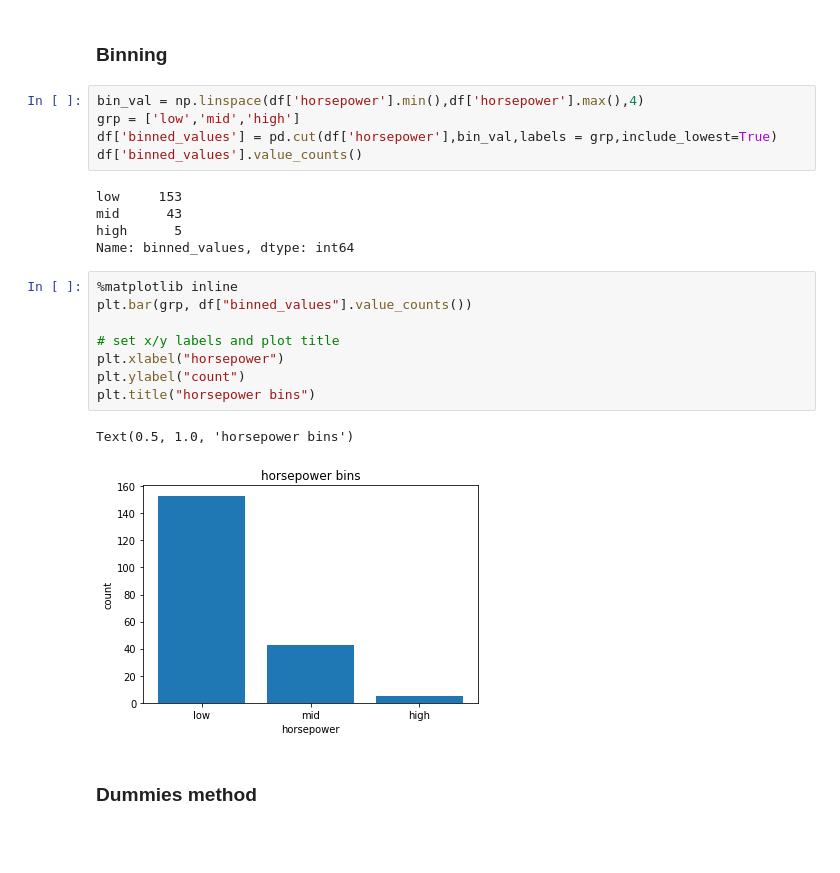
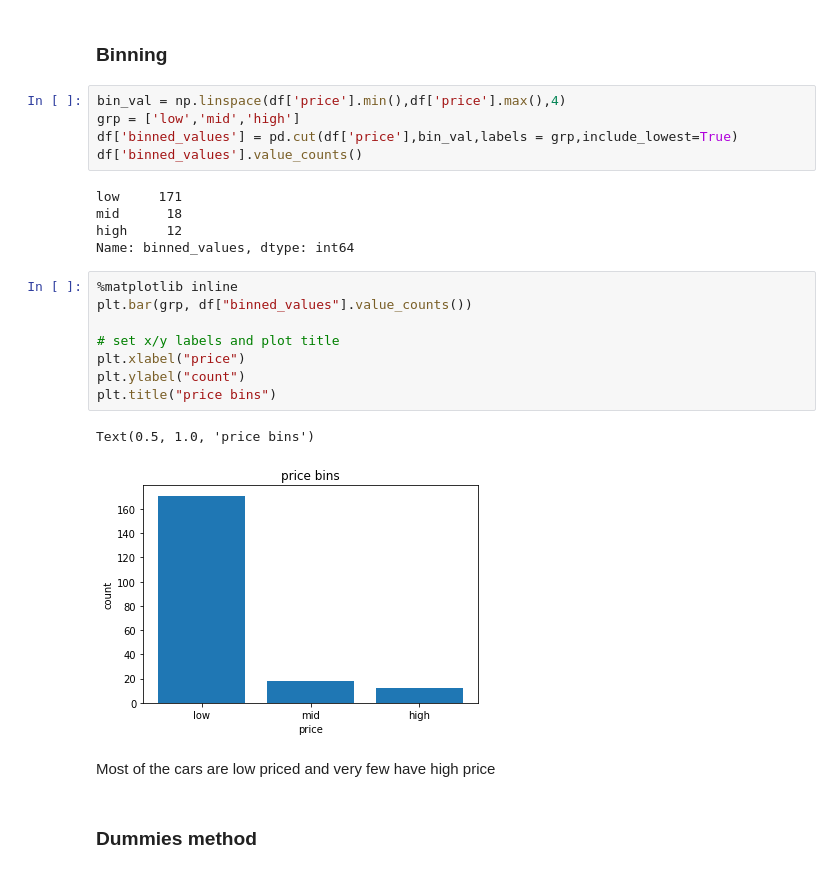
Before and after one commit to avipeddi/Capstone-Projects, a Jupyter notebook: Feature based price prediction of Used Cars/Feature based price prediction of Used Cars.ipynb, the cells around one changed output. Cells and saved outputs as stored; diff of their text form; blank space fills up the shorter version.

```diff
--- a/Feature based price prediction of Used Cars/Feature based price prediction of Used Cars.ipynb
+++ b/Feature based price prediction of Used Cars/Feature based price prediction of Used Cars.ipynb
@@ -155,26 +150,28 @@ df['horsepower'] = df['horsepower'].astype(int)
 # %% [markdown]
 ### Binning
 # %%
-bin_val = np.linspace(df['horsepower'].min(),df['horsepower'].max(),4)
+bin_val = np.linspace(df['price'].min(),df['price'].max(),4)
 grp = ['low','mid','high']
-df['binned_values'] = pd.cut(df['horsepower'],bin_val,labels = grp,include_lowest=True)
+df['binned_values'] = pd.cut(df['price'],bin_val,labels = grp,include_lowest=True)
 df['binned_values'].value_counts()
 # %% [output]
-low     153
-mid      43
-high      5
+low     171
+mid      18
+high     12
 Name: binned_values, dtype: int64
 # %%
 %matplotlib inline
 plt.bar(grp, df["binned_values"].value_counts())
 
 # set x/y labels and plot title
-plt.xlabel("horsepower")
+plt.xlabel("price")
 plt.ylabel("count")
-plt.title("horsepower bins")
+plt.title("price bins")
 # %% [output]
-Text(0.5, 1.0, 'horsepower bins')
+Text(0.5, 1.0, 'price bins')
-[figure, old version]
+[figure, new version]
+# %% [markdown]
+Most of the cars are low priced and very few have high price
 # %% [markdown]
 ### Dummies method
 # %% [markdown]
```
Also changed, not shown: parts of 102 cells of this notebook.
